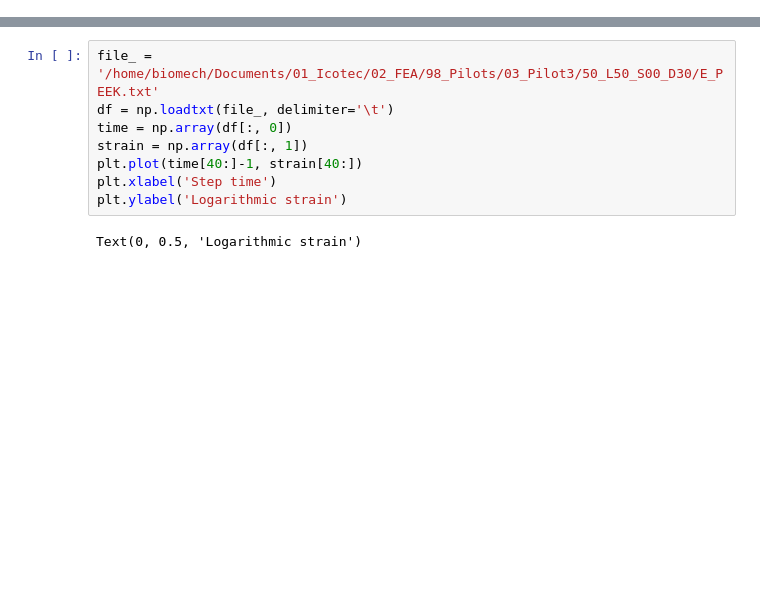
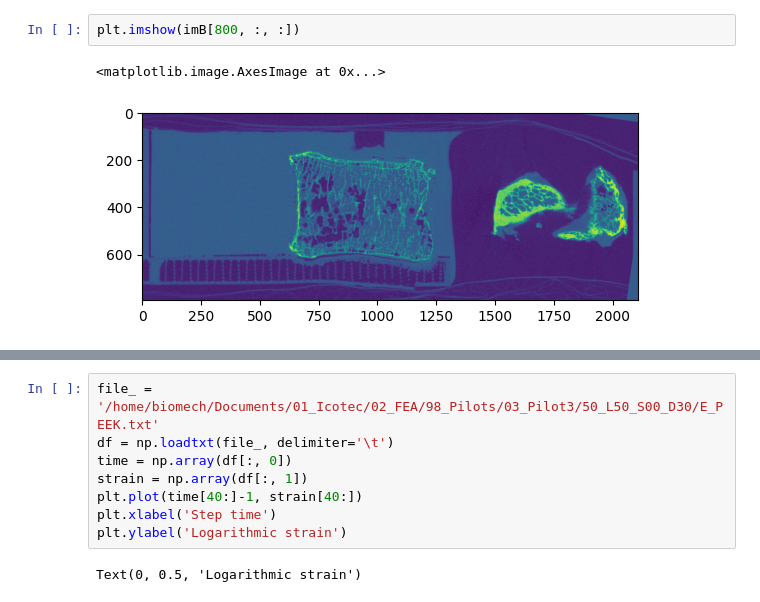
Before and after one commit to Florian-Kessler/04_Code, a Jupyter notebook: test_delete.ipynb, the cells around one changed output, grey strips where cells are left out. Saved outputs shown, nothing was run; the diff lists cells and outputs as text; blank space fills up the shorter version.

```diff
--- a/test_delete.ipynb
+++ b/test_delete.ipynb
@@ -3,0 +24,5 @@ import matplotlib.pyplot as plt
+# %%
+plt.imshow(imB[800, :, :])
+# %% [output]
+<matplotlib.image.AxesImage at 0x...>
+[figure, added]
```
Also changed, not shown: parts of 9 cells of this notebook.
